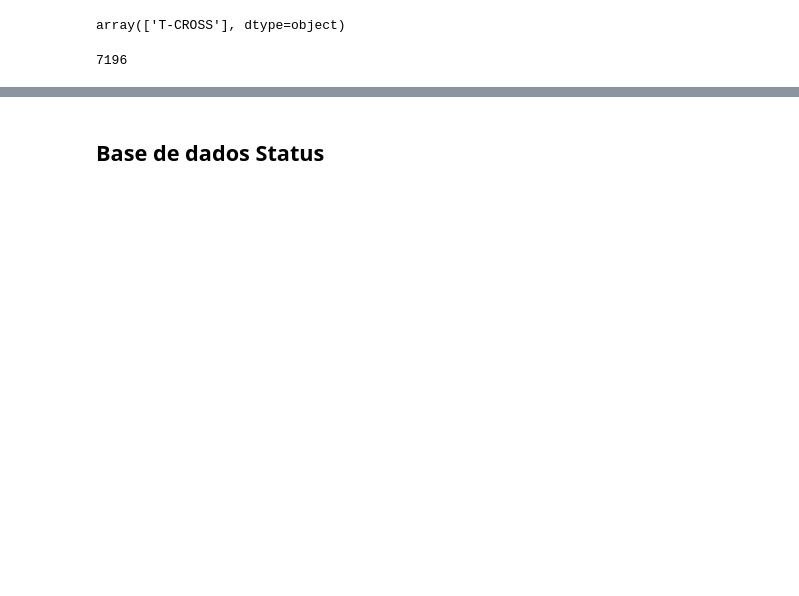
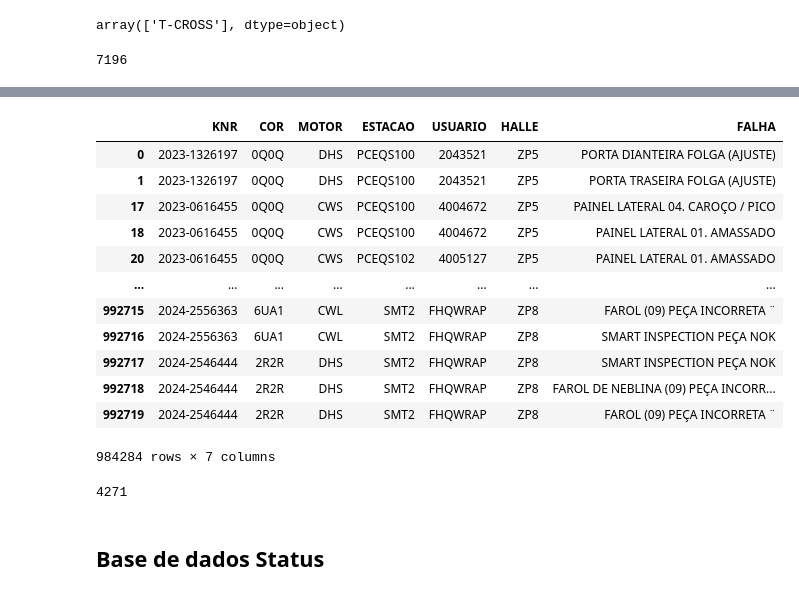
Before and after one commit to Inteli-College/2024-2A-T08-EC07-G02, a Jupyter notebook: src/main.ipynb, the cells around one changed output, grey strips where cells are left out. Saved outputs shown, nothing was run; the diff lists cells and outputs as text; code cells hidden in the pictures; blank space fills up the shorter version.

```diff
--- a/src/main.ipynb
+++ b/src/main.ipynb
@@ -140,3 +156,25 @@ Name: count, Length: 7196, dtype: int64
+# %%
+df_falhas_limpa['FALHA'] = df_falhas_limpa['FALHA'].str.upper()
+df_falhas_limpa
+# %% [output]
+|  | KNR | COR | MOTOR | ESTACAO | USUARIO | HALLE | FALHA |
+| 0 | 2023-1326197 | 0Q0Q | DHS | PCEQS100 | 2043521 | ZP5 | PORTA DIANTEIRA FOLGA (AJUSTE) |
+| 1 | 2023-1326197 | 0Q0Q | DHS | PCEQS100 | 2043521 | ZP5 | PORTA TRASEIRA FOLGA (AJUSTE) |
+| 17 | 2023-0616455 | 0Q0Q | CWS | PCEQS100 | 4004672 | ZP5 | PAINEL LATERAL 04. CAROÇO / PICO |
+| 18 | 2023-0616455 | 0Q0Q | CWS | PCEQS100 | 4004672 | ZP5 | PAINEL LATERAL 01. AMASSADO |
+| 20 | 2023-0616455 | 0Q0Q | CWS | PCEQS102 | 4005127 | ZP5 | PAINEL LATERAL 01. AMASSADO |
+| ... | ... | ... | ... | ... | ... | ... | ... |
+| 992715 | 2024-2556363 | 6UA1 | CWL | SMT2 | FHQWRAP | ZP8 | FAROL (09) PEÇA INCORRETA ¨ |
+| 992716 | 2024-2556363 | 6UA1 | CWL | SMT2 | FHQWRAP | ZP8 | SMART INSPECTION PEÇA NOK |
+| 992717 | 2024-2546444 | 2R2R | DHS | SMT2 | FHQWRAP | ZP8 | SMART INSPECTION PEÇA NOK |
+| 992718 | 2024-2546444 | 2R2R | DHS | SMT2 | FHQWRAP | ZP8 | FAROL DE NEBLINA (09) PEÇA INCORR... |
+| 992719 | 2024-2546444 | 2R2R | DHS | SMT2 | FHQWRAP | ZP8 | FAROL (09) PEÇA INCORRETA ¨ |
+984284 rows × 7 columns
+# %%
+total_falhas = df_falhas_limpa['FALHA'].unique()
+len(total_falhas)
+# %% [output]
+4271
 # %% [markdown]
 ## Base de dados Status
 # %%
```
Also changed, not shown: parts of 11 cells of this notebook, 2 other files.
